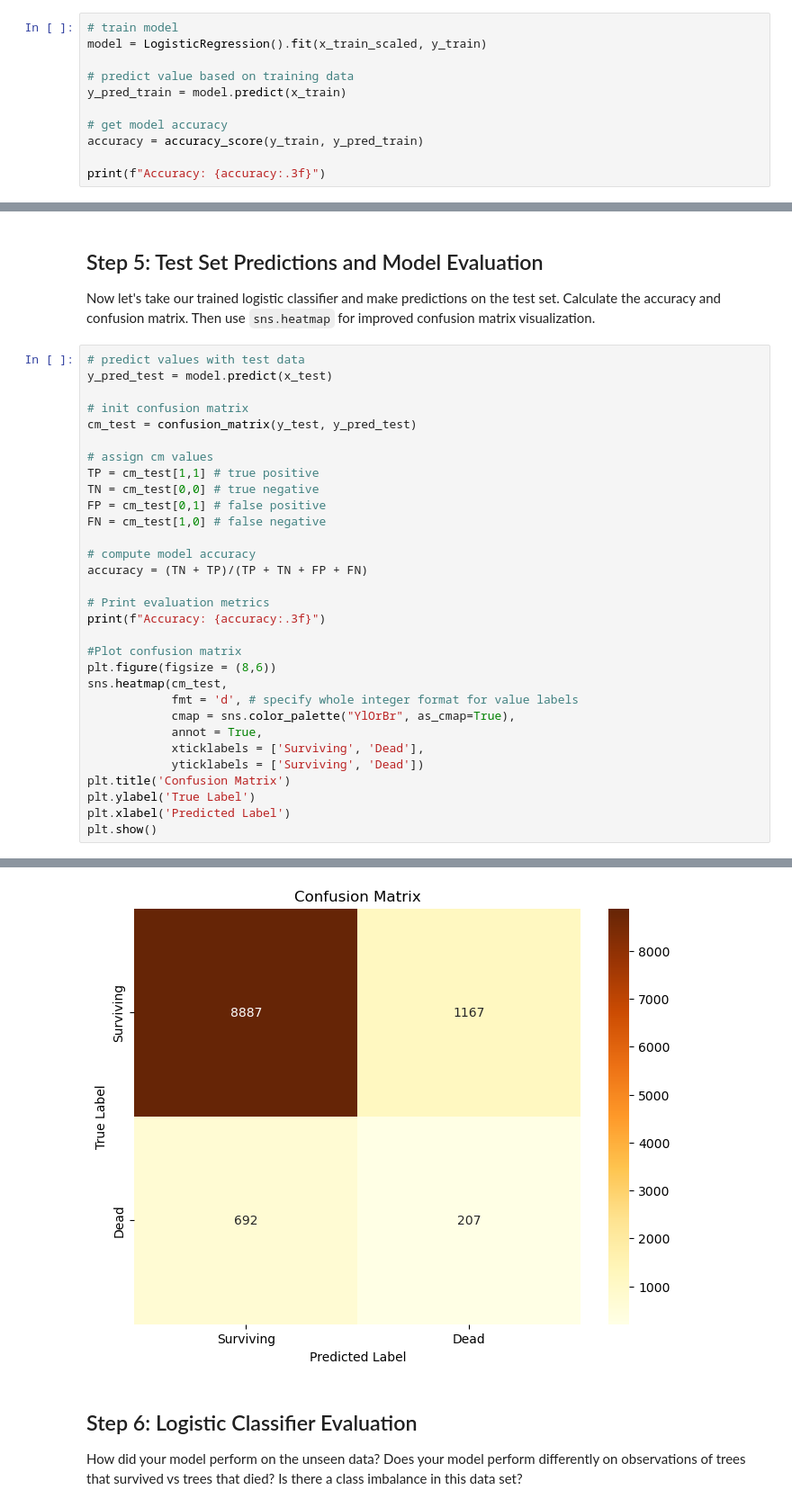
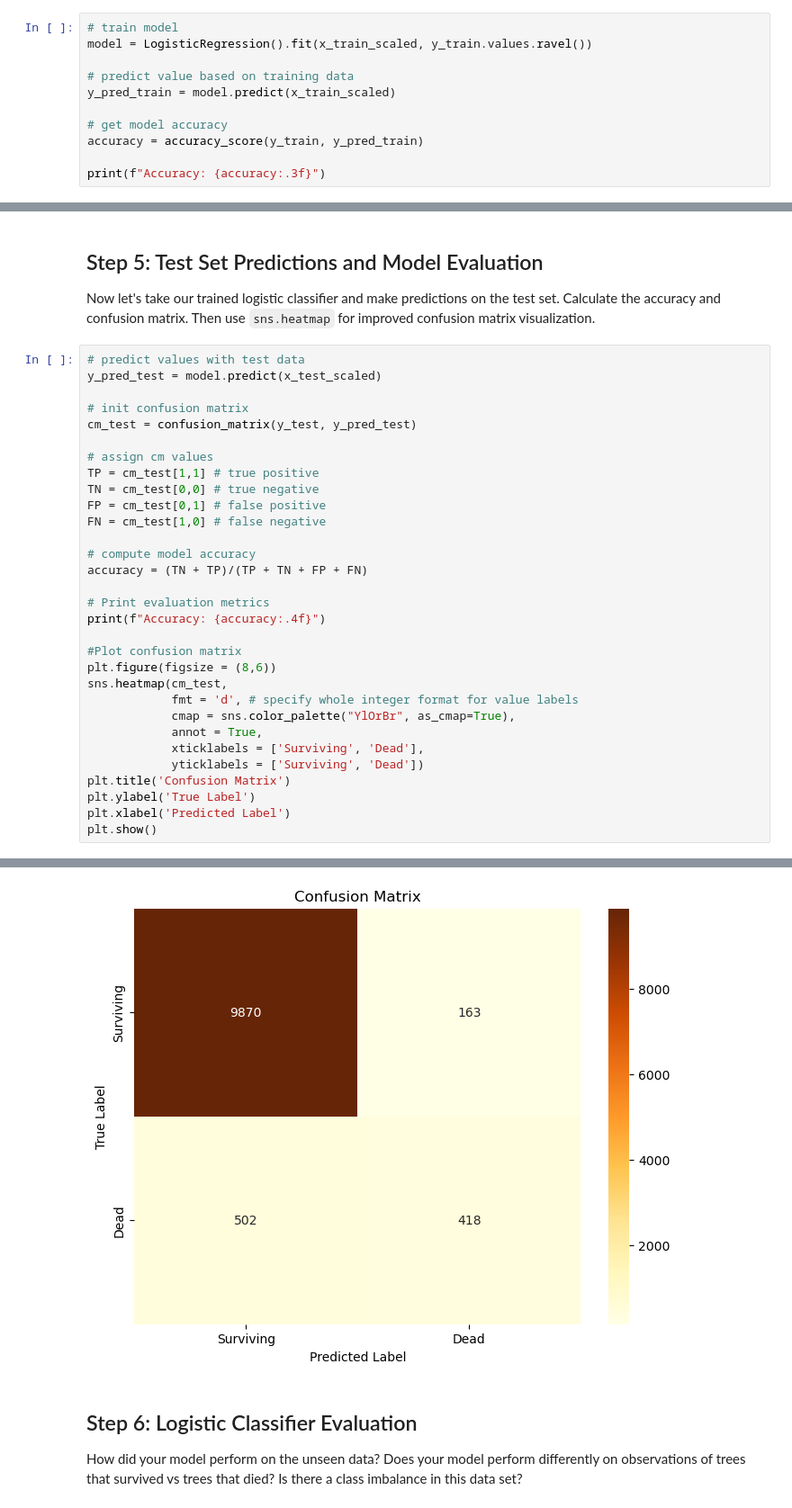
Before and after one commit to silkieMoth/EDS232-labs, a Jupyter notebook: Week3/lab3-wildfire.ipynb, the cells around one changed output, grey strips where cells are left out. Shown: that part at 90% size. Saved outputs shown, nothing was run; the diff lists cells and outputs as text.

```diff
--- a/Week3/lab3-wildfire.ipynb
+++ b/Week3/lab3-wildfire.ipynb
@@ -112,10 +108,10 @@ Testing set observations: 10953
 Create a classifier using `LogisticRegression()` and fit it on the training data.  Then assess the model's accuracy on the training set by making predictions on the training data.  Calculate and **print** the accuracy of your model on the training set.
 # %%
 # train model
-model = LogisticRegression().fit(x_train_scaled, y_train)
+model = LogisticRegression().fit(x_train_scaled, y_train.values.ravel())
 
 # predict value based on training data
-y_pred_train = model.predict(x_train)
+y_pred_train = model.predict(x_train_scaled)
 
 # get model accuracy
 accuracy = accuracy_score(y_train, y_pred_train)
@@ -128,7 +124,7 @@ Accuracy: 0.827
 Now let's take our trained logistic classifier and make predictions on the test set. Calculate the accuracy and confusion matrix. Then use `sns.heatmap` for improved confusion matrix visualization.
 # %%
 # predict values with test data
-y_pred_test = model.predict(x_test)
+y_pred_test = model.predict(x_test_scaled)
 
 # init confusion matrix
 cm_test = confusion_matrix(y_test, y_pred_test)
@@ -143,7 +139,7 @@ FN = cm_test[1,0] # false negative
 accuracy = (TN + TP)/(TP + TN + FP + FN)
 
 # Print evaluation metrics
-print(f"Accuracy: {accuracy:.3f}")
+print(f"Accuracy: {accuracy:.4f}")
 
 #Plot confusion matrix
 plt.figure(figsize = (8,6))
@@ -162,4 +158,4 @@ Accuracy: 0.830
-[figure, old version]
+[figure, new version]
 # %% [markdown]
 ## Step 6: Logistic Classifier Evaluation
 How did your model perform on the unseen data?
```
Also changed, not shown: parts of 12 cells of this notebook.
